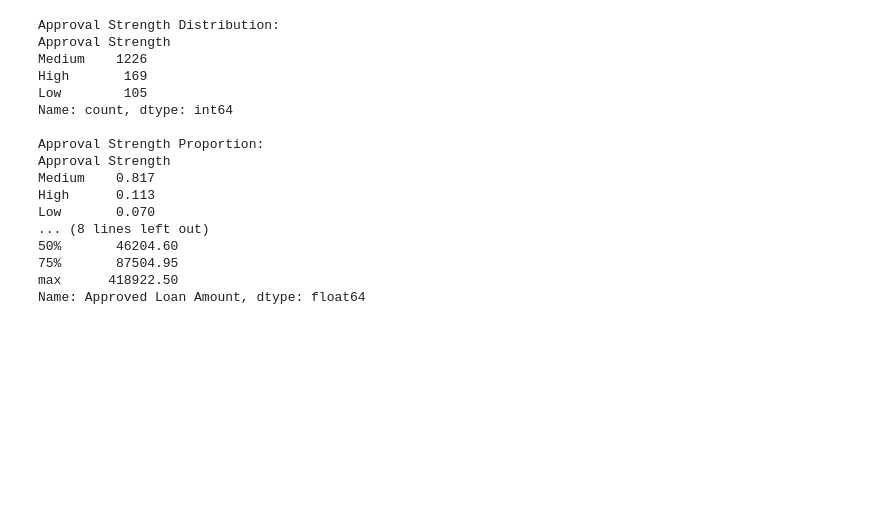
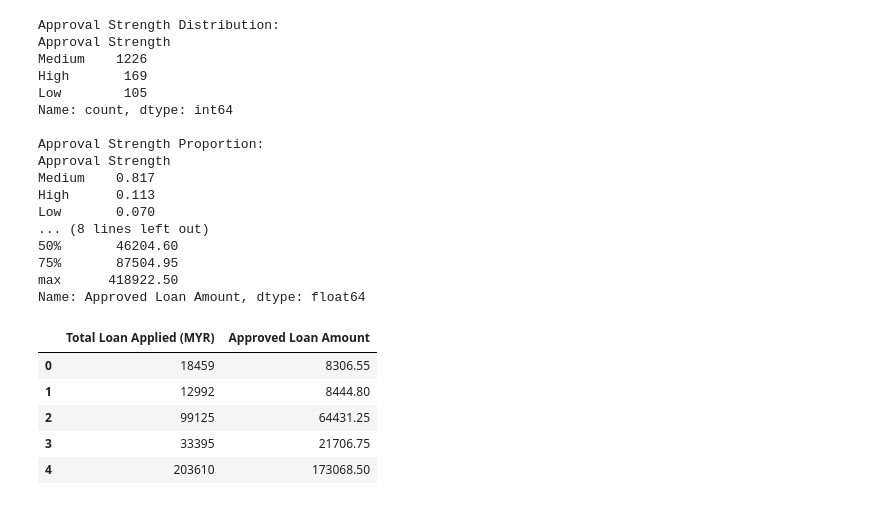
Before and after one commit to linlin0708/Data-Mining-Group-Project, a Jupyter notebook: DataMiningGP.ipynb, the cells around one changed output. Saved outputs shown, nothing was run; the diff lists cells and outputs as text; code cells hidden in the pictures; blank space fills up the shorter version.

Commit message:
Approved Loan Amount Review

```diff
--- a/DataMiningGP.ipynb
+++ b/DataMiningGP.ipynb
@@ -838,3 +838,15 @@ Low       0.070
 75%       87504.95
 max      418922.50
 Name: Approved Loan Amount, dtype: float64
+# %%
+# early output review
+df[["Total Loan Applied (MYR)", "Approved Loan Amount"]].head()
+
+df.to_csv("loan_applicants_with_approved_amount.csv", index=False)
+# %% [output]
+|  | Total Loan Applied (MYR) | Approved Loan Amount |
+| 0 | 18459 | 8306.55 |
+| 1 | 12992 | 8444.80 |
+| 2 | 99125 | 64431.25 |
+| 3 | 33395 | 21706.75 |
+| 4 | 203610 | 173068.50 |
```
